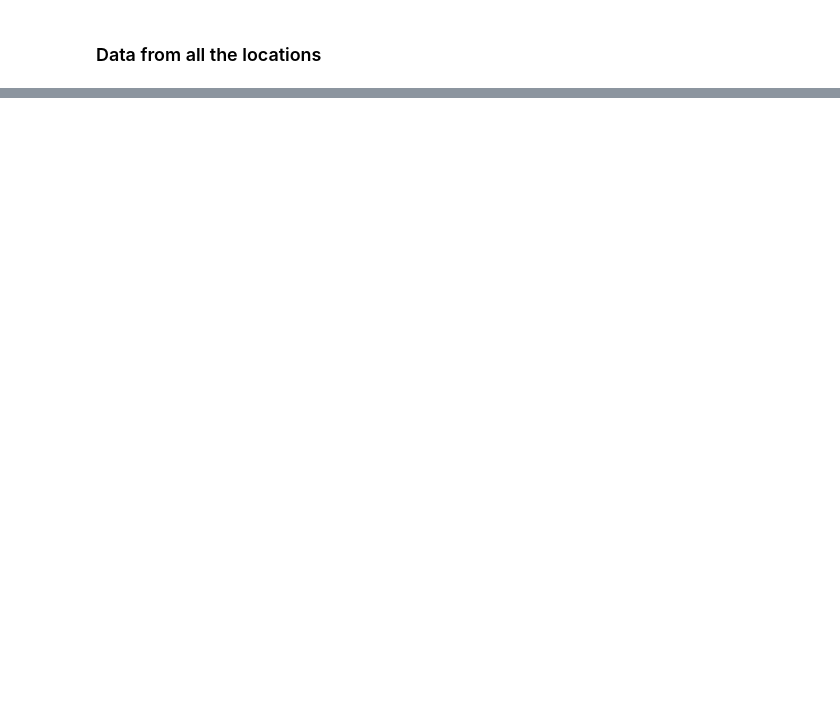
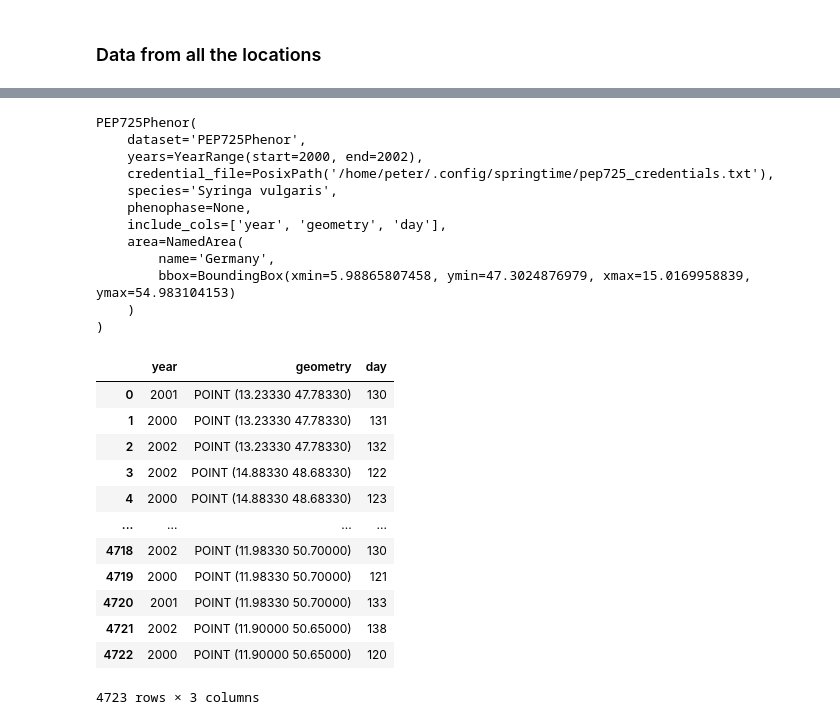
Before and after one commit to phenology/springtime, a Jupyter notebook: docs/notebooks/user_guide/datasets/datasets_pep725.ipynb, the cells around one changed output, grey strips where cells are left out. Cells and saved outputs as stored; diff of their text form; code cells hidden in the pictures; blank space fills up the shorter version.

```diff
--- a/docs/notebooks/user_guide/datasets/datasets_pep725.ipynb
+++ b/docs/notebooks/user_guide/datasets/datasets_pep725.ipynb
@@ -32,0 +121,40 @@ df.head()
+# %%
+germany = {
+    "name": "Germany",
+    "bbox": [
+        5.98865807458,
+        47.3024876979,
+        15.0169958839,
+        54.983104153,
+    ],
+}
+dataset = PEP725Phenor(species="Syringa vulgaris", years=[2000, 2002], area=germany)
+print(dataset)
+df_pep725 = dataset.load()
+df_pep725
+# %% [output]
+PEP725Phenor(
+    dataset='PEP725Phenor',
+    years=YearRange(start=2000, end=2002),
+    credential_file=PosixPath('/home/peter/.config/springtime/pep725_credentials.txt'),
+    species='Syringa vulgaris',
+    phenophase=None,
+    include_cols=['year', 'geometry', 'day'],
+    area=NamedArea(
+        name='Germany',
+        bbox=BoundingBox(xmin=5.98865807458, ymin=47.3024876979, xmax=15.0169958839, ymax=54.983104153)
+    )
+)
+|  | year | geometry | day |
+| 0 | 2001 | POINT (13.23330 47.78330) | 130 |
+| 1 | 2000 | POINT (13.23330 47.78330) | 131 |
+| 2 | 2002 | POINT (13.23330 47.78330) | 132 |
+| 3 | 2002 | POINT (14.88330 48.68330) | 122 |
+| 4 | 2000 | POINT (14.88330 48.68330) | 123 |
+| ... | ... | ... | ... |
+| 4718 | 2002 | POINT (11.98330 50.70000) | 130 |
+| 4719 | 2000 | POINT (11.98330 50.70000) | 121 |
+| 4720 | 2001 | POINT (11.98330 50.70000) | 133 |
+| 4721 | 2002 | POINT (11.90000 50.65000) | 138 |
+| 4722 | 2000 | POINT (11.90000 50.65000) | 120 |
+4723 rows × 3 columns
```
Also changed, not shown: parts of 20 cells of this notebook, 4 other files.
